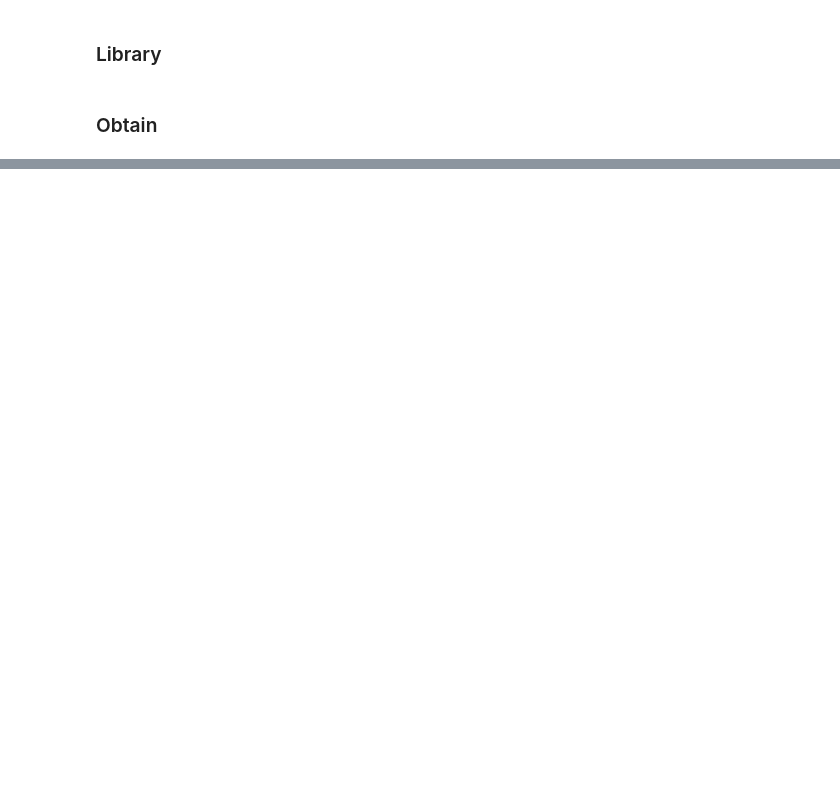
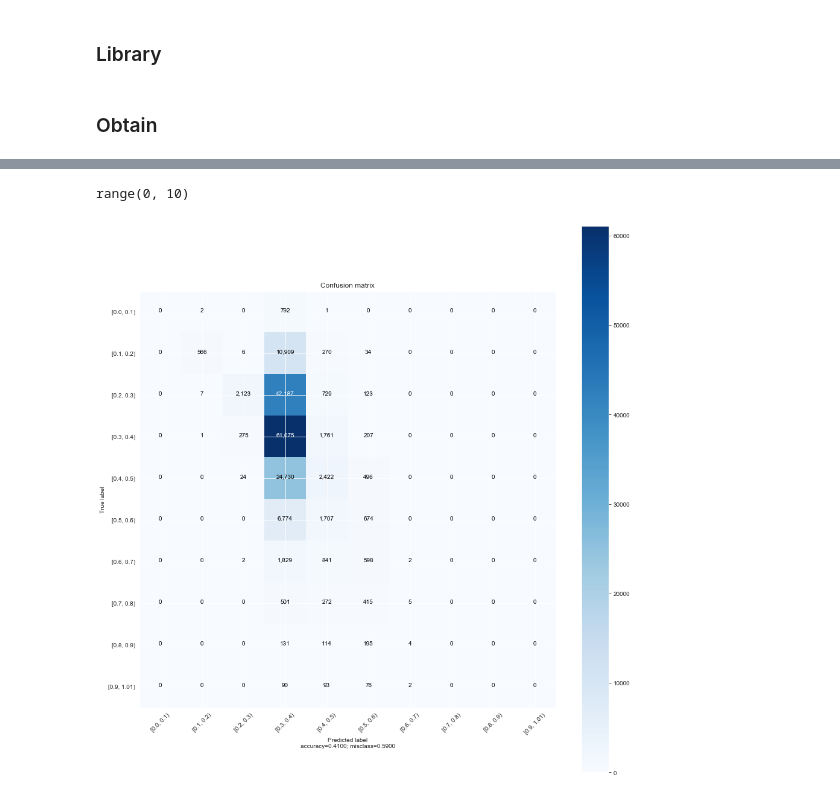
Before and after one commit to menach123/dsc-mod-5-project-online-ds-ft-090919, a Jupyter notebook: random_forest _one.ipynb, the cells around one changed output, grey strips where cells are left out. Drawn from its saved outputs; the diff is of its cells as text; code cells hidden in the pictures; blank space fills up the shorter version.

```diff
--- a/random_forest _one.ipynb
+++ b/random_forest _one.ipynb
@@ -48,3 +38,0 @@ for i in clean.columns:
-# %%
-data = clean
-multiplier = 0
@@ -51,13 +57,14 @@ multiplier = 0
 # %%
-target_column='ratio_to_max_payment'
-
-y= data.ratio_to_max_payment >= multiplier*data.ratio_to_max_payment.std()+data.ratio_to_max_payment.mean()
-X = data.drop(columns=[target_column])
-data_train, data_test, target_train, target_test = train_test_split(X, y,
-                                                                    test_size = 0.25)
+def random_forest(data, target_column='ratio_to_max_payment', show=20, n_estimators=100, max_depth = 5):
+    y= data[target_column]
+    X = data.drop(columns=[target_column])
+    data_train, data_test, target_train, target_test = train_test_split(X, y,
+                                                                        test_size = 0.25)
 
 
-forest = RandomForestClassifier(n_estimators=100, criterion='entropy', max_depth=5)
-forest.fit(data_train,target_train)
-df_feature_importance = pd.Series(data = forest.feature_importances_, index= X.columns).sort_values(ascending=False)
-df_feature_importance[:12]
+    forest = RandomForestClassifier(n_estimators=n_estimators, criterion='entropy', max_depth=max_depth)
+    forest.fit(data_train,target_train)
+    df_feature_importance = pd.Series(data = forest.feature_importances_, index= X.columns).sort_values(ascending=False)
+    print(df_feature_importance[:show])
+    print(forest.score(data_train,target_train), forest.score(data_test,target_test))
+    return forest, df_feature_importance
@@ -234,0 +71,10 @@ forest.score(data_train,target_train), forest.score(data_test,target_test)
+# %%
+dsd = pd.cut(df[target],bins, right=False).unique()
+dsd = dsd.sort_values().astype(str)
+num_df[target] = pd.cut(df[target],bins, right=False).astype(str)
+#num_df[target] = num_df[target].apply(lambda x:'(0.9, 1.0]' if x == 'nan')
+# %%
+model_clean, feat = random_forest(num_df)
+X = num_df.drop(columns=[target])
+pred = model_clean.predict(X)
+cnf_matrix = confusion_matrix(num_df[target], pred)
@@ -234,0 +99,9 @@ forest.score(data_train,target_train), forest.score(data_test,target_test)
+# %%
+range(cnf_matrix.shape[0])
+# %% [output]
+range(0, 10)
+# %%
+
+ax = plot_confusion_matrix(cnf_matrix, dsd, normalize=False)
+# %% [output]
+[figure, added]
```
Also changed, not shown: parts of 24 cells of this notebook, 17 other files.
